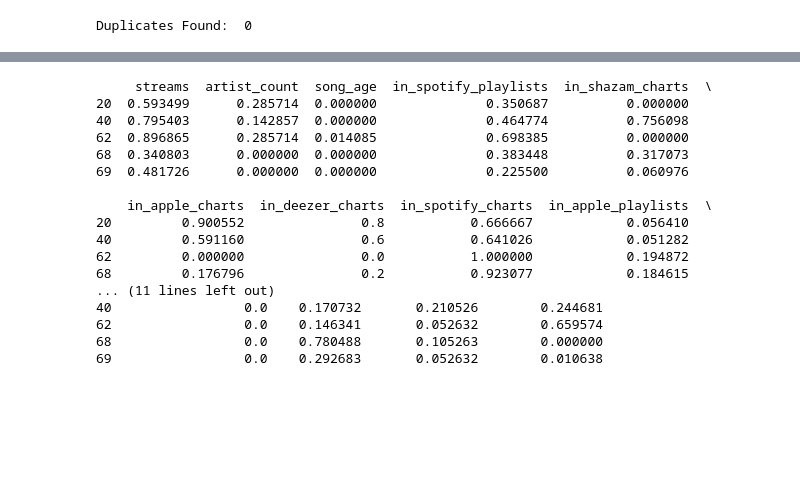
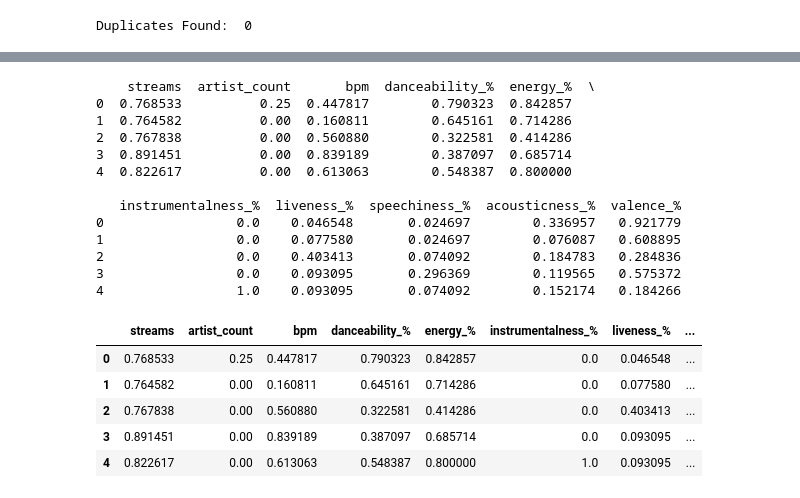
Before and after one commit to kennethphammm/MLSpotify, a Jupyter notebook: notebooks/01_data_collection_preprocessing.ipynb, the cells around one changed output, grey strips where cells are left out. Saved outputs shown, nothing was run; the diff lists cells and outputs as text; code cells hidden in the pictures; blank space fills up the shorter version.

```diff
--- a/notebooks/01_data_collection_preprocessing.ipynb
+++ b/notebooks/01_data_collection_preprocessing.ipynb
@@ -403,31 +323,36 @@ print(songs.head())
 # %%
 # Normalization of Data
+# Log transformation for 'streams' to reduce skewness
+songs['streams'] = np.log1p(songs['streams'])
 
 # Initialize the scaler
 scaler = MinMaxScaler()
-columns_to_normalize = ['streams', 'artist_count', 'song_age', 'in_spotify_playlists','in_shazam_charts','in_apple_charts', 'in_deezer_charts', 'in_spotify_charts', 'in_apple_playlists', 'in_deezer_playlists', 'bpm', 'danceability_%', 'energy_%', 'valence_%', 'instrumentalness_%', 'liveness_%', 'speechiness_%','acousticness_%']
+columns_to_normalize = ['streams', 'artist_count', 'bpm'] + percentage_columns
 
 # Fit and transform the selected columns
 songs[columns_to_normalize] = scaler.fit_transform(songs[columns_to_normalize])
 
 print(songs[columns_to_normalize].head())
+songs[columns_to_normalize].head()
 # %% [output]
-     streams  artist_count  song_age  in_spotify_playlists  in_shazam_charts  \
-20  0.593499      0.285714  0.000000              0.350687          0.000000
-40  0.795403      0.142857  0.000000              0.464774          0.756098
-62  0.896865      0.285714  0.014085              0.698385          0.000000
-68  0.340803      0.000000  0.000000              0.383448          0.317073
-69  0.481726      0.000000  0.000000              0.225500          0.060976
+    streams  artist_count       bpm  danceability_%  energy_%  \
+0  0.768533          0.25  0.447817        0.790323  0.842857
+1  0.764582          0.00  0.160811        0.645161  0.714286
+2  0.767838          0.00  0.560880        0.322581  0.414286
+3  0.891451          0.00  0.839189        0.387097  0.685714
+4  0.822617          0.00  0.613063        0.548387  0.800000
 
-    in_apple_charts  in_deezer_charts  in_spotify_charts  in_apple_playlists  \
-20         0.900552               0.8           0.666667            0.056410
-40         0.591160               0.6           0.641026            0.051282
-62         0.000000               0.0           1.000000            0.194872
-68         0.176796               0.2           0.923077            0.184615
-... (11 lines left out)
-40                 0.0    0.170732       0.210526        0.244681
-62                 0.0    0.146341       0.052632        0.659574
-68                 0.0    0.780488       0.105263        0.000000
-69                 0.0    0.292683       0.052632        0.010638
+   instrumentalness_%  liveness_%  speechiness_%  acousticness_%  valence_%
+0                 0.0    0.046548       0.024697        0.336957   0.921779
+1                 0.0    0.077580       0.024697        0.076087   0.608895
+2                 0.0    0.403413       0.074092        0.184783   0.284836
+3                 0.0    0.093095       0.296369        0.119565   0.575372
+4                 1.0    0.093095       0.074092        0.152174   0.184266
+|  | streams | artist_count | bpm | danceability_% | energy_% | instrumentalness_% | liveness_% | ... |
+| 0 | 0.768533 | 0.25 | 0.447817 | 0.790323 | 0.842857 | 0.0 | 0.046548 | ... |
+| 1 | 0.764582 | 0.00 | 0.160811 | 0.645161 | 0.714286 | 0.0 | 0.077580 | ... |
+| 2 | 0.767838 | 0.00 | 0.560880 | 0.322581 | 0.414286 | 0.0 | 0.403413 | ... |
+| 3 | 0.891451 | 0.00 | 0.839189 | 0.387097 | 0.685714 | 0.0 | 0.093095 | ... |
+| 4 | 0.822617 | 0.00 | 0.613063 | 0.548387 | 0.800000 | 1.0 | 0.093095 | ... |
 # %%
 # Save the normalized data to a new CSV file
```
Also changed, not shown: parts of 23 cells of this notebook, 1 other file.
